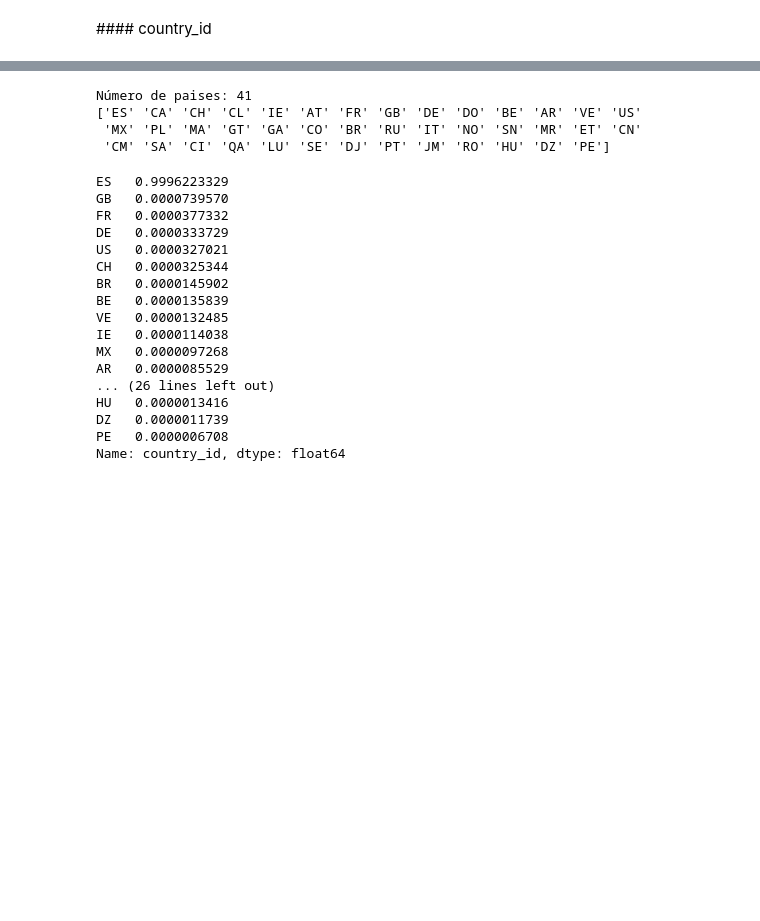
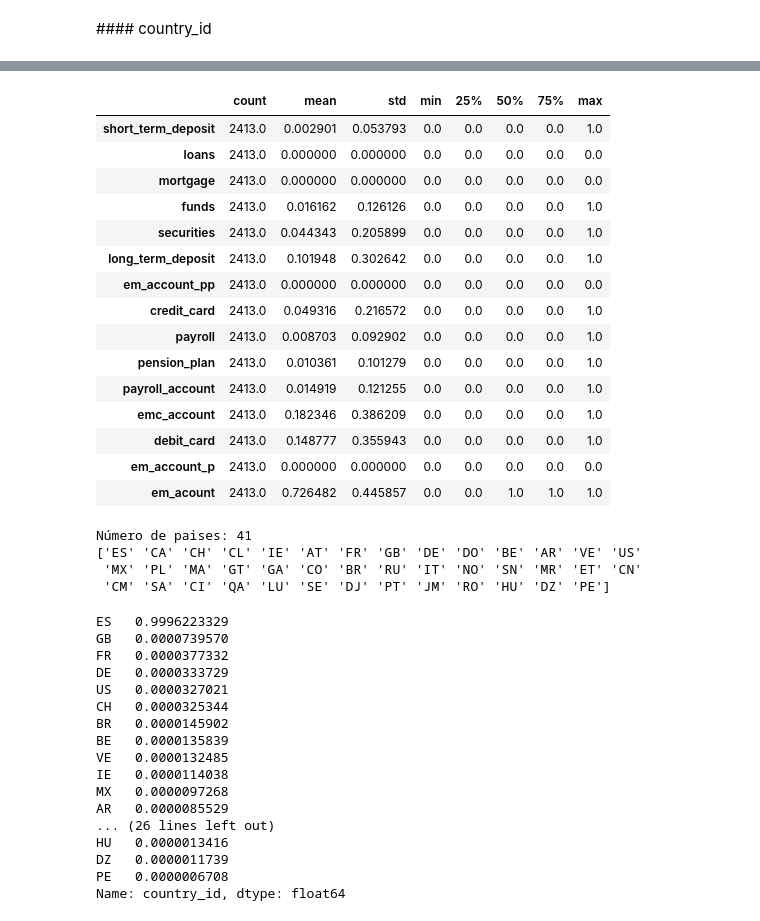
Before and after one commit to sergiomasavi/EasyMoney, a Jupyter notebook: Notebooks/TAREA_1_ANALISIS.ipynb, the cells around one changed output, grey strips where cells are left out. Drawn from its saved outputs; the diff is of its cells as text; code cells hidden in the pictures; blank space fills up the shorter version.

```diff
--- a/Notebooks/TAREA_1_ANALISIS.ipynb
+++ b/Notebooks/TAREA_1_ANALISIS.ipynb
@@ -844,3 +953,22 @@ pd.reset_option('display.max_rows')
+# %%
+df_products.loc[df_products['pk_cid'].isin(pk_cid_no_spain.to_list())].describe().T
+# %% [output]
+|  | count | mean | std | min | 25% | 50% | 75% | max |
+| short_term_deposit | 2413.0 | 0.002901 | 0.053793 | 0.0 | 0.0 | 0.0 | 0.0 | 1.0 |
+| loans | 2413.0 | 0.000000 | 0.000000 | 0.0 | 0.0 | 0.0 | 0.0 | 0.0 |
+| mortgage | 2413.0 | 0.000000 | 0.000000 | 0.0 | 0.0 | 0.0 | 0.0 | 0.0 |
+| funds | 2413.0 | 0.016162 | 0.126126 | 0.0 | 0.0 | 0.0 | 0.0 | 1.0 |
+| securities | 2413.0 | 0.044343 | 0.205899 | 0.0 | 0.0 | 0.0 | 0.0 | 1.0 |
+| long_term_deposit | 2413.0 | 0.101948 | 0.302642 | 0.0 | 0.0 | 0.0 | 0.0 | 1.0 |
+| em_account_pp | 2413.0 | 0.000000 | 0.000000 | 0.0 | 0.0 | 0.0 | 0.0 | 0.0 |
+| credit_card | 2413.0 | 0.049316 | 0.216572 | 0.0 | 0.0 | 0.0 | 0.0 | 1.0 |
+| payroll | 2413.0 | 0.008703 | 0.092902 | 0.0 | 0.0 | 0.0 | 0.0 | 1.0 |
+| pension_plan | 2413.0 | 0.010361 | 0.101279 | 0.0 | 0.0 | 0.0 | 0.0 | 1.0 |
+| payroll_account | 2413.0 | 0.014919 | 0.121255 | 0.0 | 0.0 | 0.0 | 0.0 | 1.0 |
+| emc_account | 2413.0 | 0.182346 | 0.386209 | 0.0 | 0.0 | 0.0 | 0.0 | 1.0 |
+| debit_card | 2413.0 | 0.148777 | 0.355943 | 0.0 | 0.0 | 0.0 | 0.0 | 1.0 |
+| em_account_p | 2413.0 | 0.000000 | 0.000000 | 0.0 | 0.0 | 0.0 | 0.0 | 0.0 |
+| em_acount | 2413.0 | 0.726482 | 0.445857 | 0.0 | 0.0 | 1.0 | 1.0 | 1.0 |
 # %%
 country_id = df_sociodemographic.country_id.unique()
 print(f'Número de paises: {len(country_id)}\n{country_id}')
```
Also changed, not shown: parts of 20 cells of this notebook, 6 other files.
